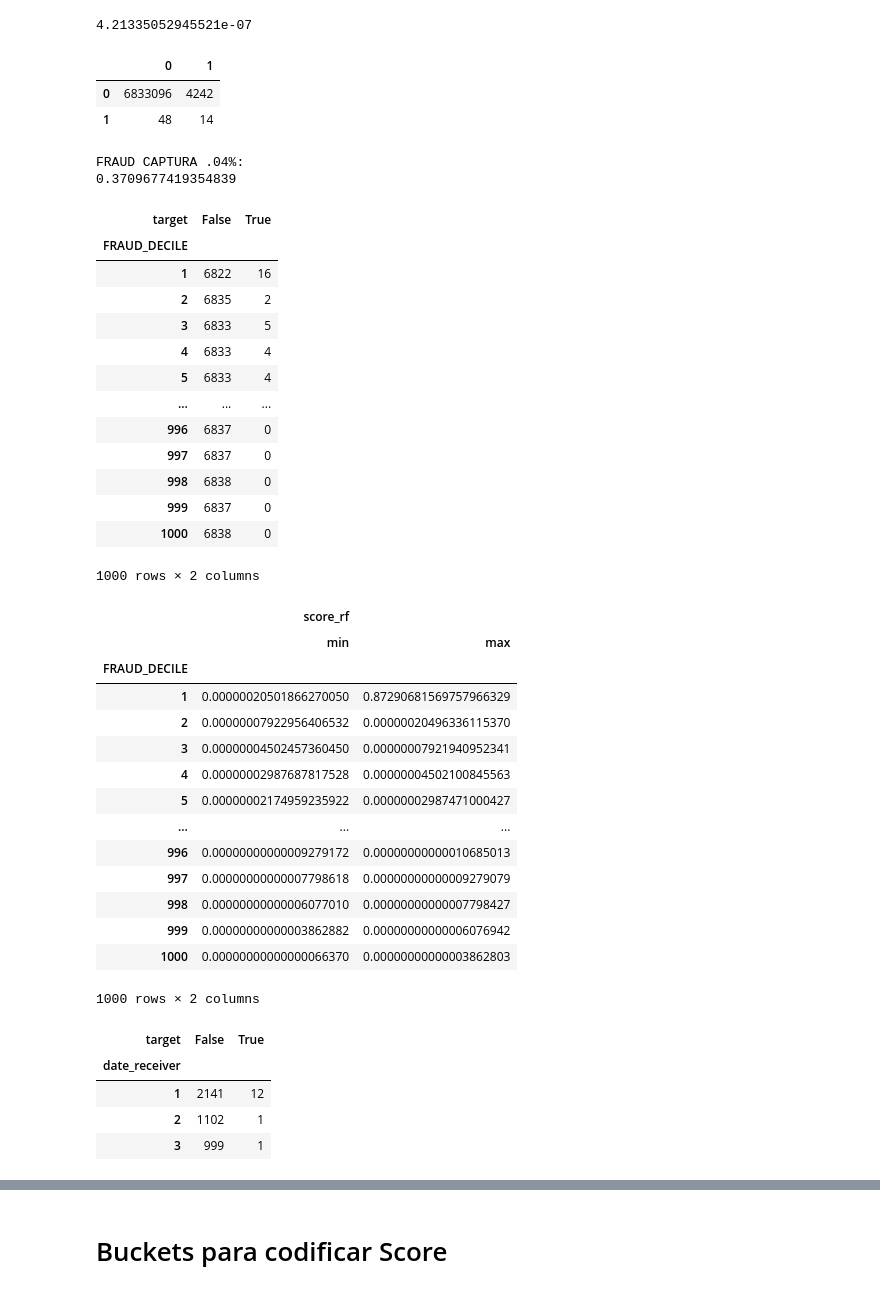
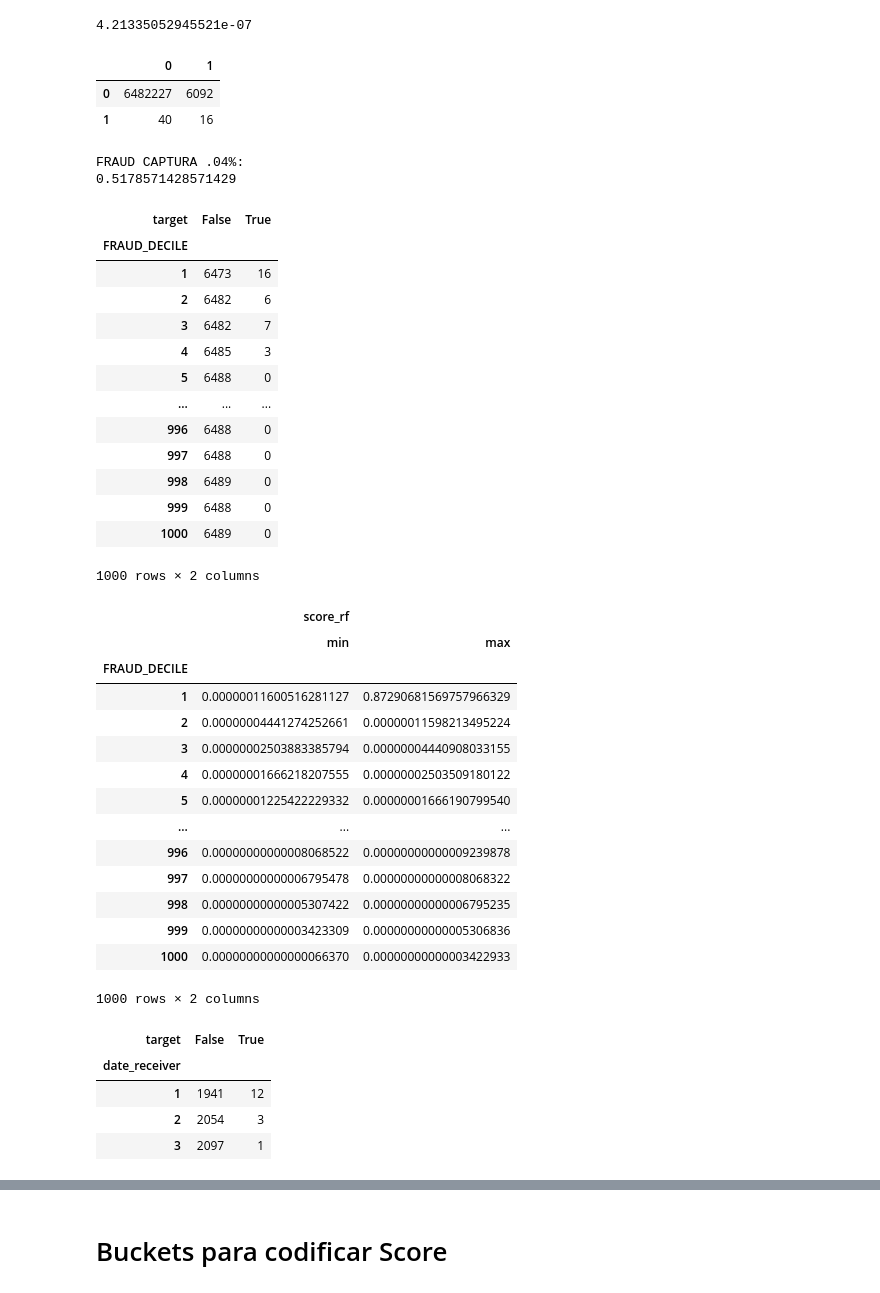
Before and after one commit to Magdaorozco644/ModelosAIm-dev, a Jupyter notebook: Analytics/5.Fraud/05-Aplico modeloV2.ipynb, the cells around one changed output, grey strips where cells are left out. Cells and saved outputs as stored; diff of their text form; code cells hidden in the pictures.

```diff
--- a/Analytics/5.Fraud/05-Aplico modeloV2.ipynb
+++ b/Analytics/5.Fraud/05-Aplico modeloV2.ipynb
@@ -181,7 +181,7 @@ Y_c['FRAUD_DECILE'] = percentiles
 Y_c['FRAUD_DECILE'] = Y_c['FRAUD_DECILE'].astype('Int32')
 # %%
 #saco el punto de corte del primer centil para aplicarlo al test
-corte2 = Y_c.score_rf[Y_c['FRAUD_DECILE']==4].min()
+corte2 = Y_c.score_rf[Y_c['FRAUD_DECILE']==2].min()
 corte = Y_c.score_rf[Y_c['FRAUD_DECILE']==1].min()
 # %%
 import lightgbm as lgb
@@ -262,12 +262,12 @@ corte
 # %% [output]
 4.21335052945521e-07
 # %%
-Y_c['pred_corte'] = Y_c['score_rf']>corte
+Y_c['pred_corte'] = Y_c['score_rf']>corte2
 pd.DataFrame(confusion_matrix(Y_c['target'], Y_c['pred_corte']))
 # %% [output]
 |  | 0 | 1 |
-| 0 | 6833096 | 4242 |
-| 1 | 48 | 14 |
+| 0 | 6482227 | 6092 |
+| 1 | 40 | 16 |
 # %%
 #import seaborn as sns
 #sns.histplot(data = Y_c[Y_c['target'] == True], x='score_rf')
@@ -284,24 +284,24 @@ print(sum(Y_c[Y_c['FRAUD_DECILE'] < 4]['target']) / sum(Y_c['target']))
 #Y_TESTEO_c.to_csv(r'./SCORES/primera_prueba.csv')
 # %% [output]
 FRAUD CAPTURA .04%:
-0.3709677419354839
+0.5178571428571429
 # %%
 DECILES = pd.crosstab(Y_c['FRAUD_DECILE'], Y_c['target'])
 DECILES
 # %% [output]
 | target | False | True |
 | FRAUD_DECILE |  |  |
-| 1 | 6822 | 16 |
-| 2 | 6835 | 2 |
-| 3 | 6833 | 5 |
-| 4 | 6833 | 4 |
-| 5 | 6833 | 4 |
+| 1 | 6473 | 16 |
+| 2 | 6482 | 6 |
+| 3 | 6482 | 7 |
+| 4 | 6485 | 3 |
+| 5 | 6488 | 0 |
 | ... | ... | ... |
-| 996 | 6837 | 0 |
-| 997 | 6837 | 0 |
-| 998 | 6838 | 0 |
-| 999 | 6837 | 0 |
-| 1000 | 6838 | 0 |
+| 996 | 6488 | 0 |
+| 997 | 6488 | 0 |
+| 998 | 6489 | 0 |
+| 999 | 6488 | 0 |
+| 1000 | 6489 | 0 |
 1000 rows × 2 columns
 # %%
 Y_c[['score_rf','FRAUD_DECILE']].groupby(['FRAUD_DECILE']).agg({'score_rf': [ 'min', 'max']})
@@ -309,17 +309,17 @@ Y_c[['score_rf','FRAUD_DECILE']].groupby(['FRAUD_DECILE']).agg({'score_rf': [ 'm
 |  | score_rf |  |
 |  | min | max |
 | FRAUD_DECILE |  |  |
-| 1 | 0.00000020501866270050 | 0.87290681569757966329 |
-| 2 | 0.00000007922956406532 | 0.00000020496336115370 |
-| 3 | 0.00000004502457360450 | 0.00000007921940952341 |
-| 4 | 0.00000002987687817528 | 0.00000004502100845563 |
-| 5 | 0.00000002174959235922 | 0.00000002987471000427 |
+| 1 | 0.00000011600516281127 | 0.87290681569757966329 |
+| 2 | 0.00000004441274252661 | 0.00000011598213495224 |
+| 3 | 0.00000002503883385794 | 0.00000004440908033155 |
+| 4 | 0.00000001666218207555 | 0.00000002503509180122 |
+| 5 | 0.00000001225422229332 | 0.00000001666190799540 |
 | ... | ... | ... |
-| 996 | 0.00000000000009279172 | 0.00000000000010685013 |
-| 997 | 0.00000000000007798618 | 0.00000000000009279079 |
-| 998 | 0.00000000000006077010 | 0.00000000000007798427 |
-| 999 | 0.00000000000003862882 | 0.00000000000006076942 |
-| 1000 | 0.00000000000000066370 | 0.00000000000003862803 |
+| 996 | 0.00000000000008068522 | 0.00000000000009239878 |
+| 997 | 0.00000000000006795478 | 0.00000000000008068322 |
+| 998 | 0.00000000000005307422 | 0.00000000000006795235 |
+| 999 | 0.00000000000003423309 | 0.00000000000005306836 |
+| 1000 | 0.00000000000000066370 | 0.00000000000003422933 |
 1000 rows × 2 columns
 # %%
 tes_corte = testeo[Y_c['pred_corte']==True]
@@ -329,9 +329,9 @@ pd.crosstab(tes_corte['date_receiver'].dt.month, Y_c_corte['target'])
 # %% [output]
 | target | False | True |
 | date_receiver |  |  |
-| 1 | 2141 | 12 |
-| 2 | 1102 | 1 |
-| 3 | 999 | 1 |
+| 1 | 1941 | 12 |
+| 2 | 2054 | 3 |
+| 3 | 2097 | 1 |
 # %%
 tes_corte.to_csv ('./Corte.csv')
 # %%
```
Also changed, not shown: parts of 25 cells of this notebook, 4 other files.
